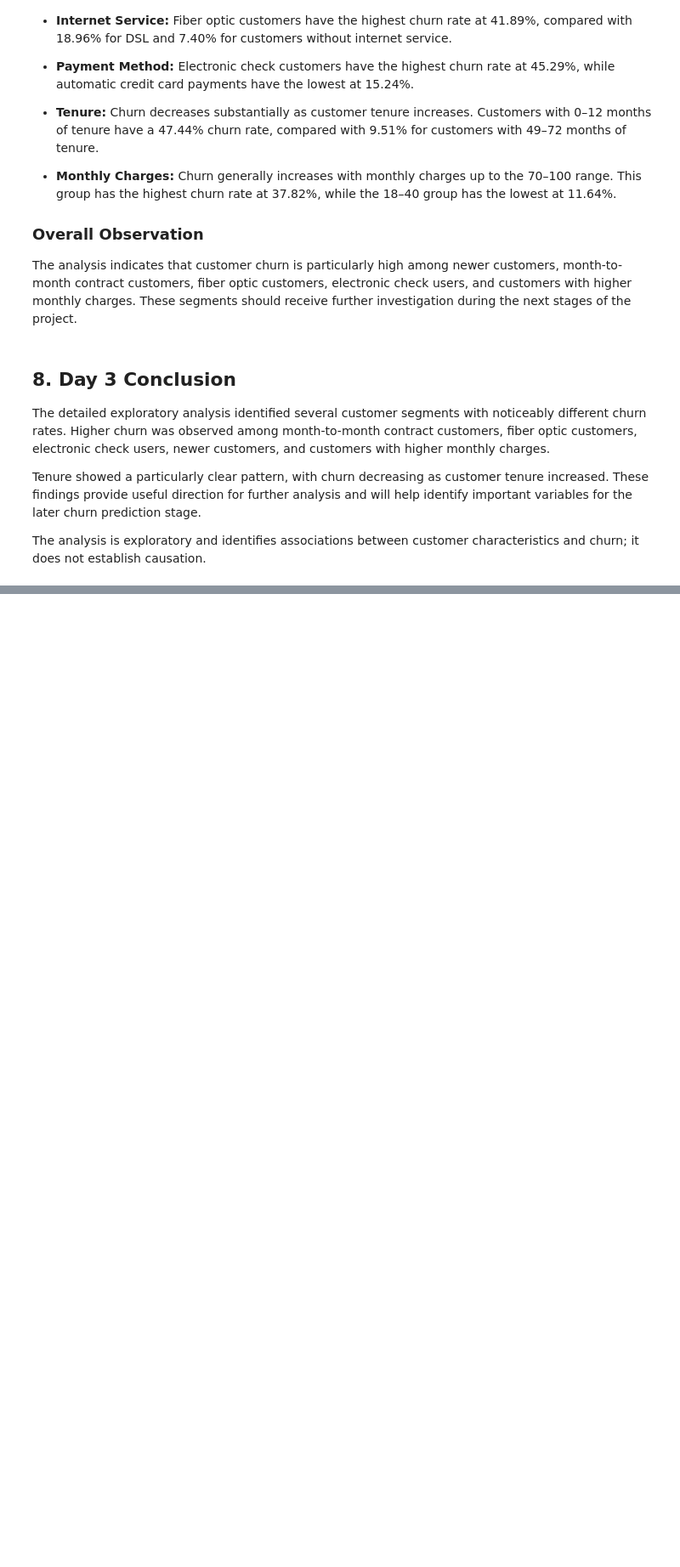
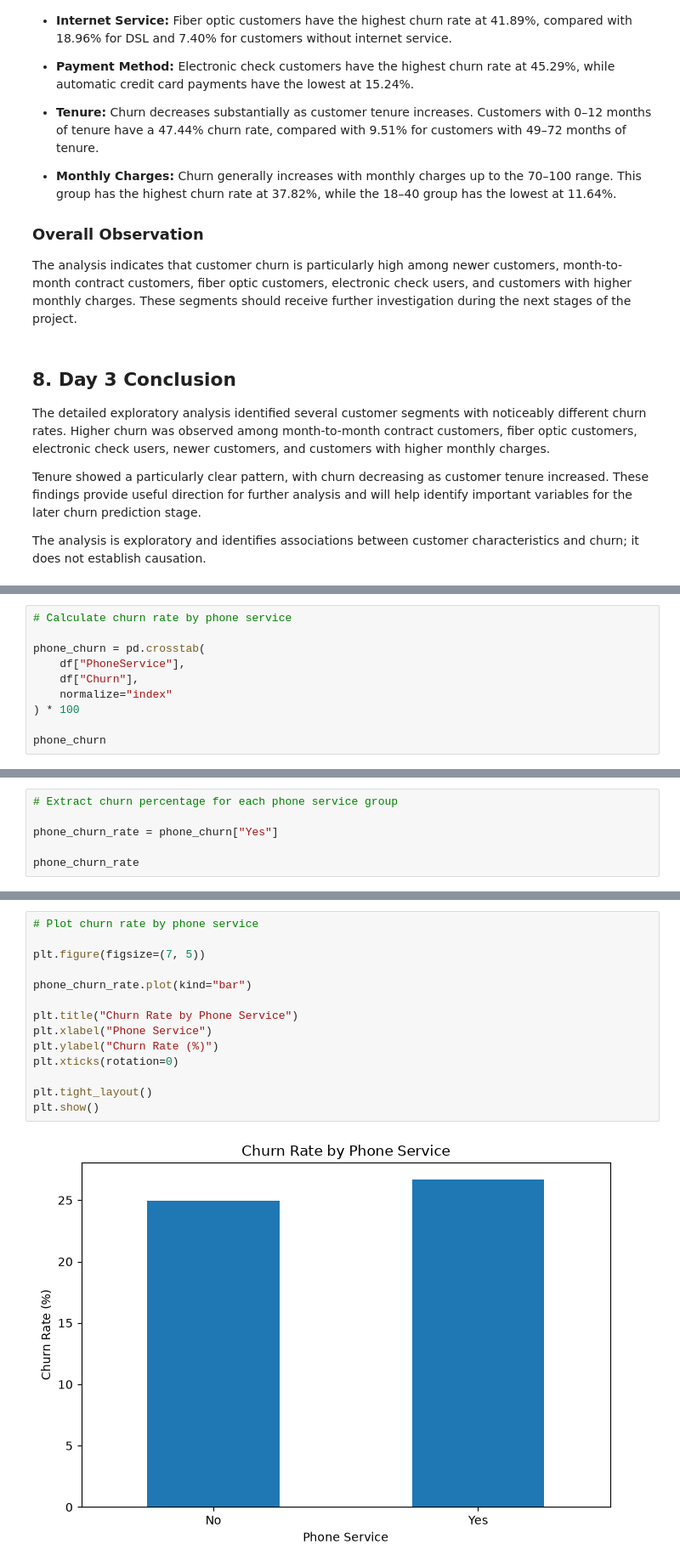
Before and after one commit to sagarsiddharth09-blip/customer-churn-LTV-engine, a Jupyter notebook: Akshay_Baseline_Analytics.ipynb, the cells around one changed output, grey strips where cells are left out. Shown at 85% size. Cells and saved outputs as stored; diff of their text form; blank space fills up the shorter version.

```diff
--- a/Akshay_Baseline_Analytics.ipynb
+++ b/Akshay_Baseline_Analytics.ipynb
@@ -1122,0 +1288,10 @@ The analysis is exploratory and identifies associations between customer charact
+# %%
+# Calculate churn rate by phone service
+
+phone_churn = pd.crosstab(
+    df["PhoneService"],
+    df["Churn"],
+    normalize="index"
+) * 100
+
+phone_churn
@@ -1122,0 +1303,6 @@ The analysis is exploratory and identifies associations between customer charact
+# %%
+# Extract churn percentage for each phone service group
+
+phone_churn_rate = phone_churn["Yes"]
+
+phone_churn_rate
@@ -1122,0 +1318,16 @@ The analysis is exploratory and identifies associations between customer charact
+# %%
+# Plot churn rate by phone service
+
+plt.figure(figsize=(7, 5))
+
+phone_churn_rate.plot(kind="bar")
+
+plt.title("Churn Rate by Phone Service")
+plt.xlabel("Phone Service")
+plt.ylabel("Churn Rate (%)")
+plt.xticks(rotation=0)
+
+plt.tight_layout()
+plt.show()
+# %% [output]
+[figure, added]
```
Also changed, not shown: parts of 27 cells of this notebook.
